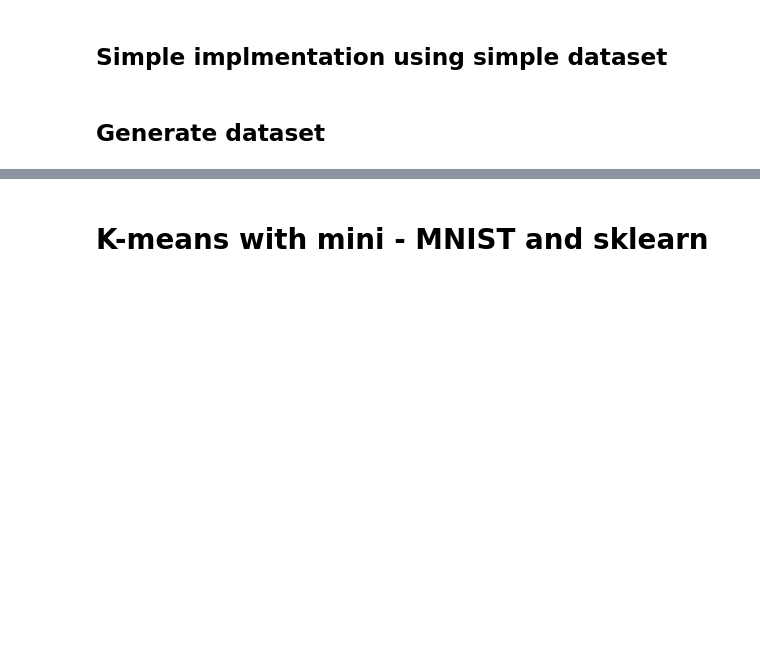
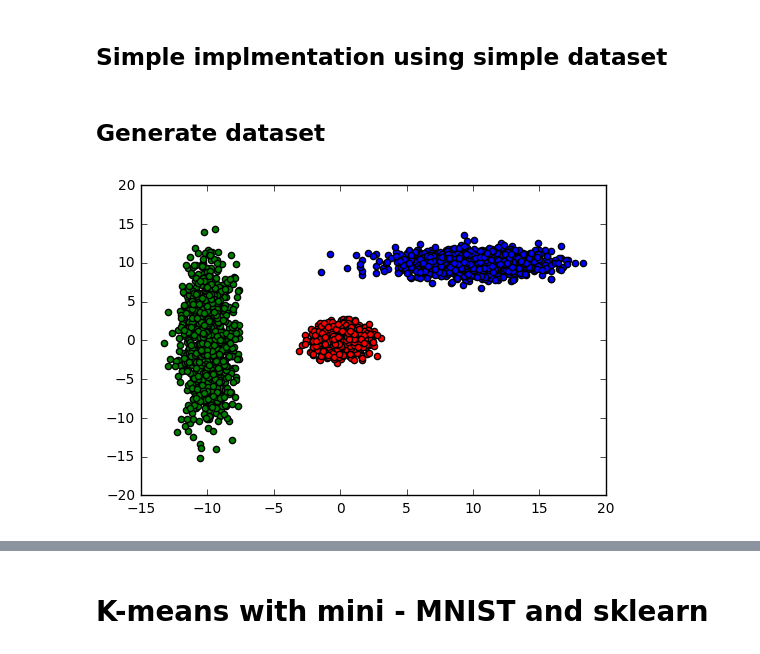
Before and after one commit to kaggledecal/sp17, a Jupyter notebook: day09/Kmeans.ipynb, the cells around one changed output, grey strips where cells are left out. Drawn from its saved outputs; the diff is of its cells as text; code cells hidden in the pictures; blank space fills up the shorter version.

```diff
--- a/day09/Kmeans.ipynb
+++ b/day09/Kmeans.ipynb
@@ -10,11 +11,17 @@ import numpy as np
 np.random.seed(123)
 X1 = np.random.randn(1000,2)
 X1[:,0] *= 3
-X1 += 5
+X1 += 10
 X2 = np.random.randn(1000,2)
-X = np.append(X1, X2, axis=0)
+X3 = np.random.randn(1000,2)
+X3[:,1] *= -5
+X3[:,0] -= 10
+X = np.vstack((X1, X2, X3))
 # %%
 # plot as an example
 plt.scatter(X1[:,0], X1[:,1])
 plt.scatter(X2[:,0], X2[:,1], c='r')
+plt.scatter(X3[:,0], X3[:,1], c='g')
 plt.show()
+# %% [output]
+[figure, added]
```
Also changed, not shown: parts of 12 cells of this notebook, 1 other file.
